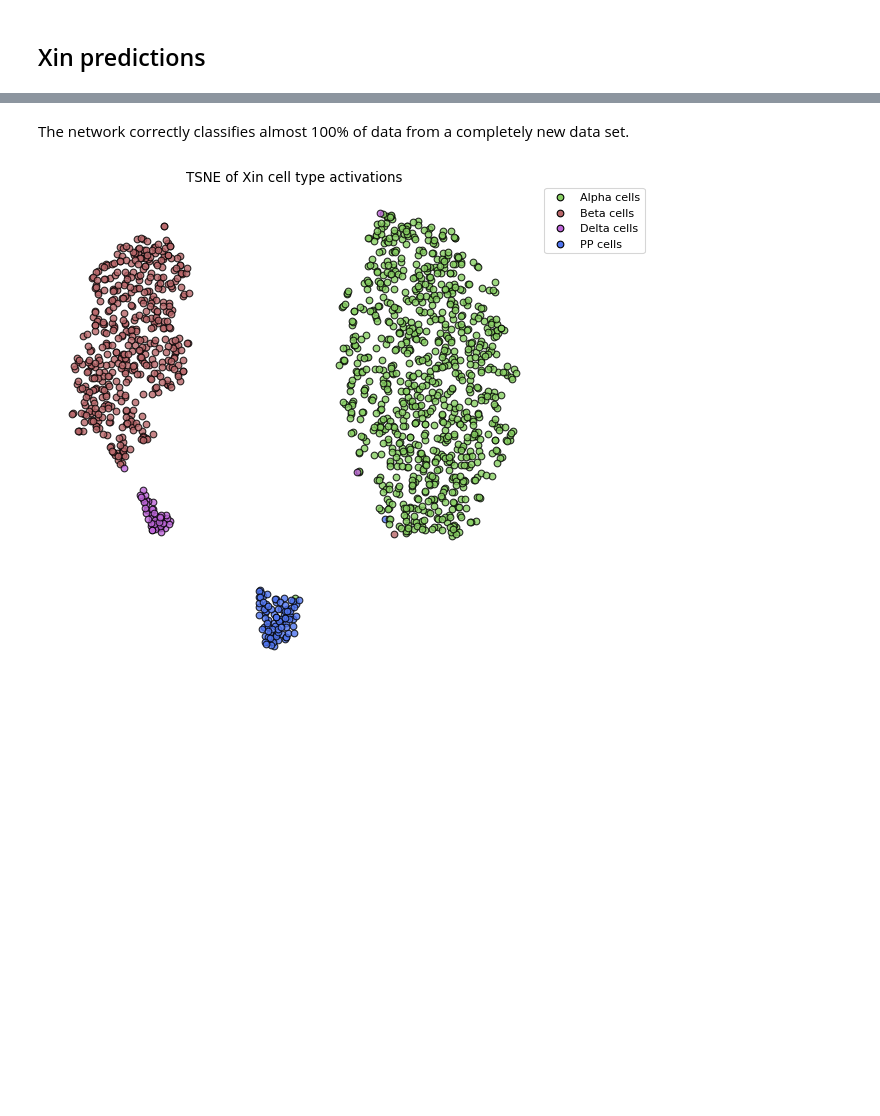
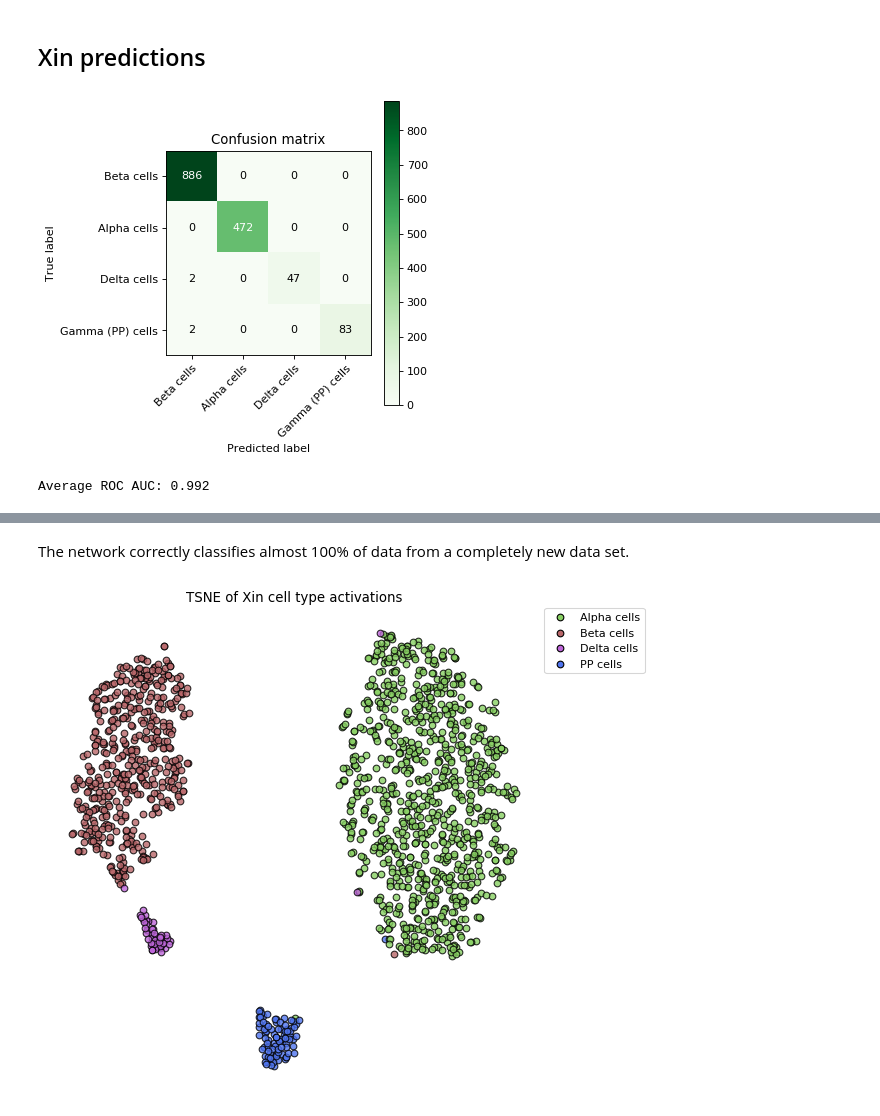
Before and after one commit to LongarMD/MarkerGenes, a Jupyter notebook: Notebooks/Example.ipynb, the cells around one changed output, grey strips where cells are left out. Saved outputs shown, nothing was run; the diff lists cells and outputs as text; code cells hidden in the pictures; blank space fills up the shorter version.

```diff
--- a/Notebooks/Example.ipynb
+++ b/Notebooks/Example.ipynb
@@ -229,6 +237,14 @@ saly.compare_embeddings([baron_cell_activations, test_y], [baron_bottleneck_acti
 ## Xin predictions
 # %%
 xin_cell_activations = marker_model.predict(xin_data)
+# %%
+saly.draw_confusion_matrix(xin_labels, xin_cell_activations, markers, marker_aliases)
+# %% [output]
+[figure, added]
+# %%
+saly.get_average_auc(xin_labels, xin_cell_activations, markers, marker_aliases)
+# %% [output]
+Average ROC AUC: 0.992
 # %%
 saly.plot_activation_distribution(xin_cell_activations, markers,
                                   title='Average distribution of Xin cell type activations')
```
Also changed, not shown: parts of 10 cells of this notebook.
